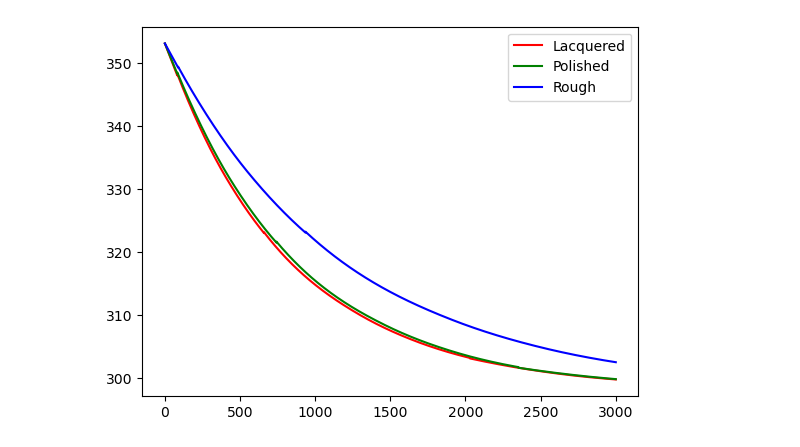
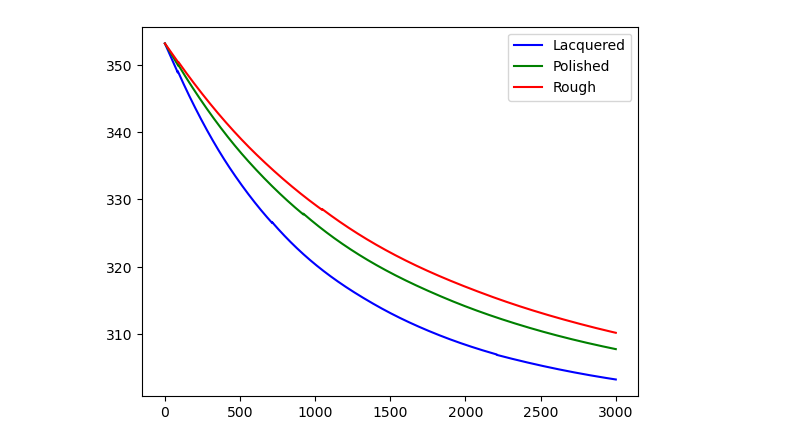
Before and after one commit to loganmachale/Modelling-Cooling-Mechanisms, a Jupyter notebook: simulationModel.ipynb, the cells around one changed output. Saved outputs shown, nothing was run; the diff lists cells and outputs as text; code cells hidden in the pictures.

```diff
--- a/simulationModel.ipynb
+++ b/simulationModel.ipynb
@@ -6,7 +6,7 @@ import matplotlib.pyplot as plt
 sigma = 5.670374419E-8
 
 emmL = 0.9
-emmP = 0.05
+emmP = 0.04
 emmR = 0.1
 
 rhoAl = 2710 / 1000 ** 3
@@ -35,11 +35,6 @@ TiL = 80 + 273.15
 TiP = 80 + 273.15
 TiR = 80 + 273.15
 
-
-def h(T_0, T, r):
-    return 1.32 * ((T - T_0) / (2 * r)) ** 1/4
-
-
 y_0L = [TiL]
 carrL = [massL, emmL, saL, radL]
 y_0P = [TiP]
@@ -51,36 +46,40 @@ y_0arr = [y_0L, y_0P, y_0R]
 carrAll = [carrL, carrP, carrR]
 
 
+def h(T, T_0, r):
+    return ((T - T_0) / (2 * r)) ** (1/4)
+
+
 def dydt_arr(t, y_arr, M, e, A, r):
     """Relates the used physical quantities to their differential
     equations for use in the scipy numerical integration function"""
 
     T = y_arr[0]
 
     # dT/dt
-    return np.array([(-A * e * sigma * T ** 4 - h(Tamb, T, r) * A * (T - Tamb) + A * e * sigma * Tamb ** 4) / (M * hcAl)])
+    return np.array([(-A * e * sigma * T ** 4 - 1.32 * h(T, Tamb, r) * A * (T - Tamb) + A * e * sigma * Tamb ** 4) / (M * hcAl)])
 
 t_0 = 0.0
 t_f = 3000
 steps = int(1E5)
 t_arr = np.linspace(t_0, t_f, steps)
 
 solarr = []
 
 for i in range(3):
     sol = integrate.solve_ivp(dydt_arr, (t_0, t_f),
                                 y_0arr[i],
                                 method='LSODA',
                                 t_eval=t_arr,
                                 args=carrAll[i])
 
     solT = sol['y'][0]
     solarr.append(solT)
 
-plt.plot(t_arr, solarr[0], "r")
+plt.plot(t_arr, solarr[0], "b")
 plt.plot(t_arr, solarr[1], "g")
-plt.plot(t_arr, solarr[2], "b")
+plt.plot(t_arr, solarr[2], "r")
 plt.legend(['Lacquered', 'Polished', 'Rough'])
 plt.show()
 # %% [output]
-[figure, old version]
+[figure, new version]
```
